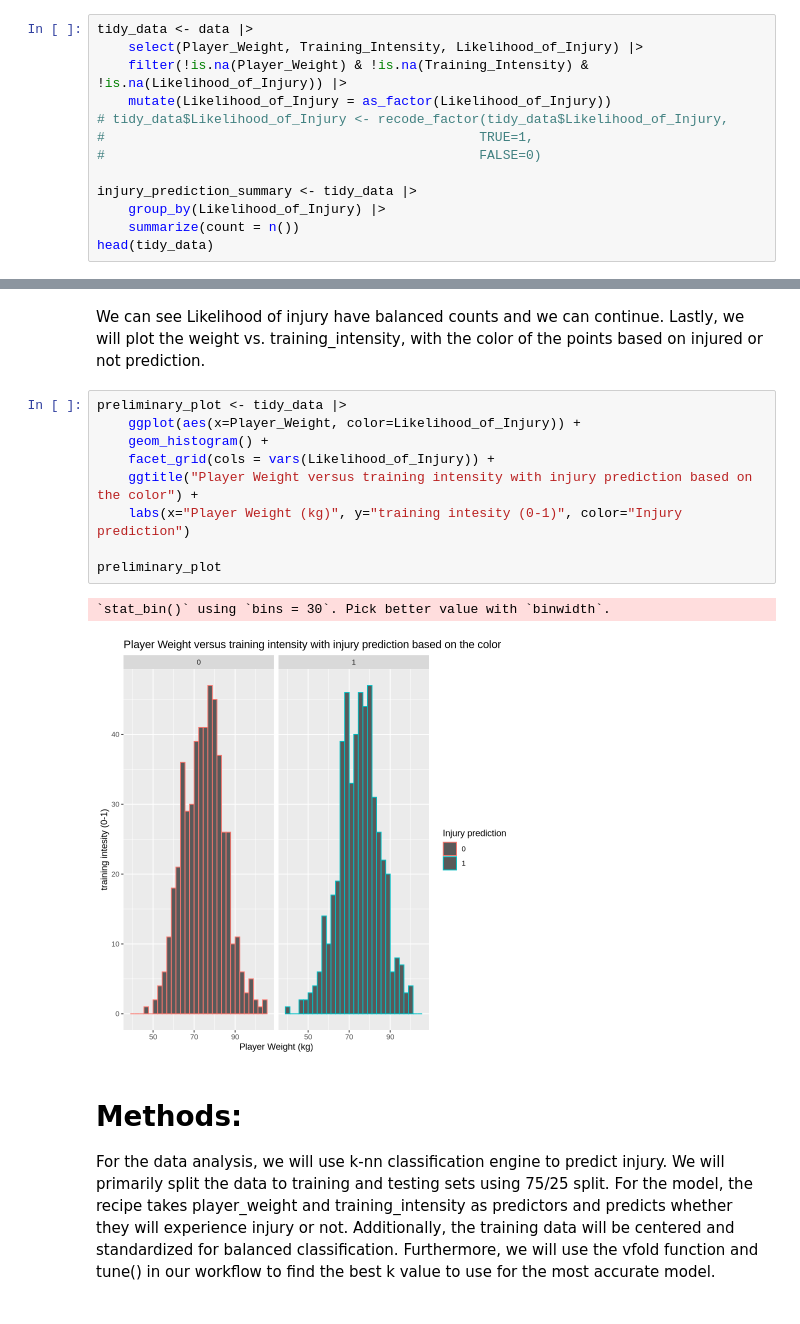
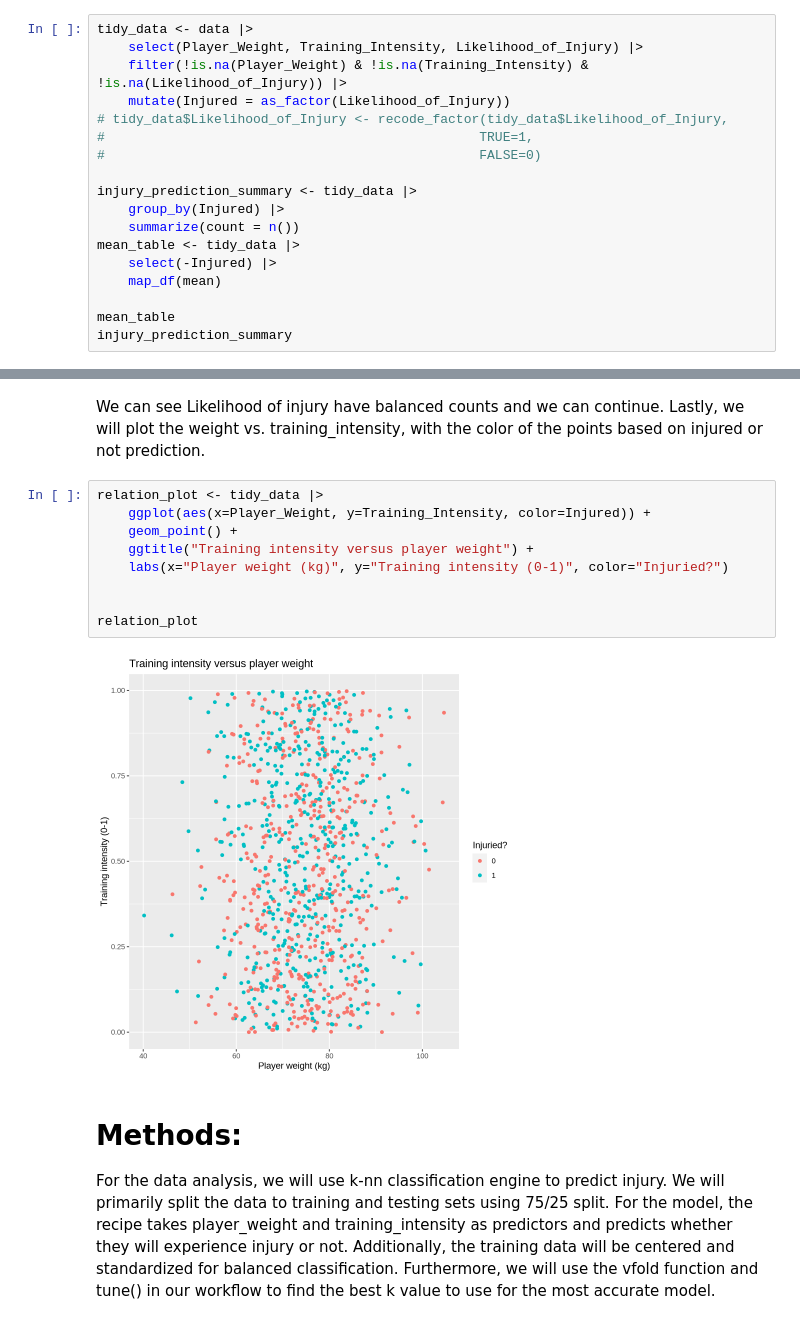
Before and after one commit to nkim0/Group-Project, a Jupyter notebook: Group Project Proposal.ipynb, the cells around one changed output, grey strips where cells are left out. Saved outputs shown, nothing was run; the diff lists cells and outputs as text.

Commit message:
added scatter plot

```diff
--- a/Group Project Proposal.ipynb
+++ b/Group Project Proposal.ipynb
@@ -16,13 +25,18 @@ For the preliminary data analysis, we will primarily select the columns player_w
 tidy_data <- data |>
     select(Player_Weight, Training_Intensity, Likelihood_of_Injury) |>
     filter(!is.na(Player_Weight) & !is.na(Training_Intensity) & !is.na(Likelihood_of_Injury)) |>
-    mutate(Likelihood_of_Injury = as_factor(Likelihood_of_Injury))
+    mutate(Injured = as_factor(Likelihood_of_Injury))
 # tidy_data$Likelihood_of_Injury <- recode_factor(tidy_data$Likelihood_of_Injury,
 #                                                TRUE=1,
 #                                                FALSE=0)
 
 injury_prediction_summary <- tidy_data |>
-    group_by(Likelihood_of_Injury) |>
+    group_by(Injured) |>
     summarize(count = n())
-head(tidy_data)
+mean_table <- tidy_data |>
+    select(-Injured) |>
+    map_df(mean)
+
+mean_table
+injury_prediction_summary
 # %% [output]
@@ -38,17 +52,16 @@ A tibble: 6 × 3
 # %% [markdown]
 We can see Likelihood of injury have balanced counts and we can continue. Lastly, we will plot the weight vs. training_intensity, with the color of the points based on injured or not prediction.
 # %%
-preliminary_plot <- tidy_data |>
-    ggplot(aes(x=Player_Weight, color=Likelihood_of_Injury)) +
-    geom_histogram() +
-    facet_grid(cols = vars(Likelihood_of_Injury)) +
-    ggtitle("Player Weight versus training intensity with injury prediction based on the color") +
-    labs(x="Player Weight (kg)", y="training intesity (0-1)", color="Injury prediction")
+relation_plot <- tidy_data |>
+    ggplot(aes(x=Player_Weight, y=Training_Intensity, color=Injured)) +
+    geom_point() +
+    ggtitle("Training intensity versus player weight") +
+    labs(x="Player weight (kg)", y="Training intensity (0-1)", color="Injuried?")
 
-preliminary_plot
+
+relation_plot
 # %% [output]
-`stat_bin()` using `bins = 30`. Pick better value with `binwidth`.
-[figure, old version]
+[figure, new version]
 # %% [markdown]
 # Methods:
 For the data analysis, we will use k-nn classification engine to predict injury. We will primarily split the data to training and testing sets using 75/25 split. For the model, the recipe takes player_weight and training_intensity as predictors and predicts whether they will experience injury or not. Additionally, the training data will be centered and standardized for balanced classification. Furthermore, we will use the vfold function and tune() in our workflow to find the best k value to use for the most accurate model.
```
Also changed, not shown: parts of 3 cells of this notebook.
